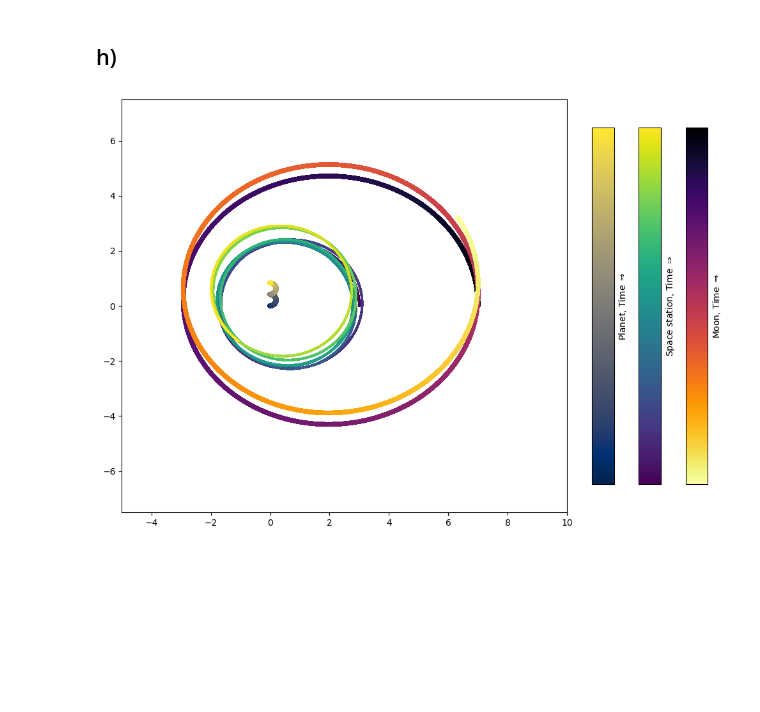
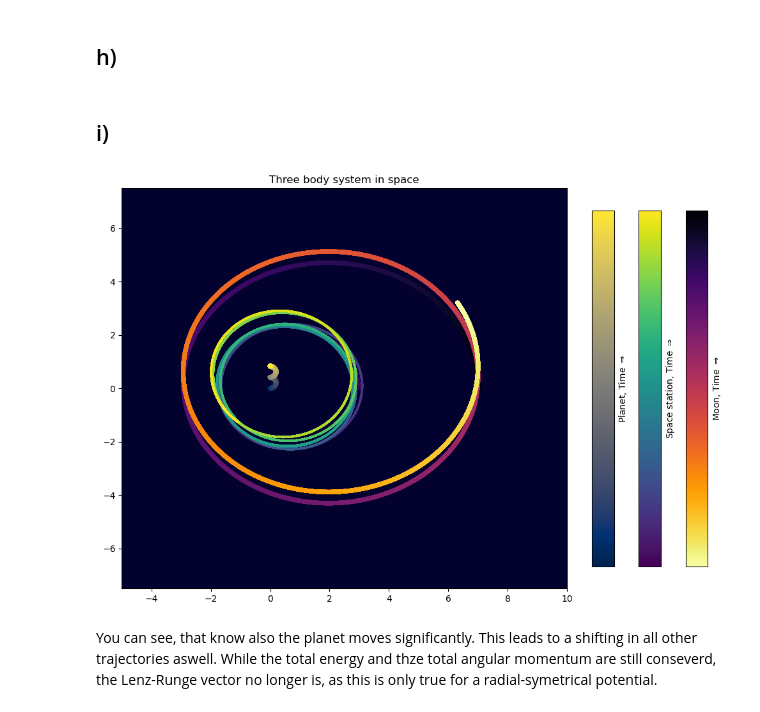
Before and after one commit to FSchierok/compPhys, a Jupyter notebook: Sheet03/A1.ipynb, the cells around one changed output. Saved outputs shown, nothing was run; the diff lists cells and outputs as text; code cells hidden in the pictures; blank space fills up the shorter version.

```diff
--- a/Sheet03/A1.ipynb
+++ b/Sheet03/A1.ipynb
@@ -9,6 +9,7 @@ import matplotlib
 import timeit
 
 matplotlib.rcParams["figure.figsize"] = (10, 10)
+matplotlib.rcParams["axes.facecolor"] = "xkcd:midnight" # For enhanced space feeling
 %matplotlib inline
 
 cmap = plt.get_cmap("viridis") # our default time scale
@@ -445,6 +450,8 @@ def moonWrap(t, y, m1=1, m2=1e-10, m3=0.02, G=1):
     r2_dot = p2 / m2
     r3_dot = p3 / m3
     return np.concatenate((r1_dot, r2_dot, r3_dot, p1_dot, p2_dot, p3_dot))
+# %% [markdown]
+## i)
 # %%
 # Setting up the initial conditions
 m_moon = 0.02
@@ -487,31 +494,36 @@ ax[0].set_xlim(-5, 10)
 ax[0].set_ylim(-7.5, 7.5)
 
 # Create a dummy image for each colorbar
 img_planet = plt.imshow(np.array([[-8, 8]]), cmap=cividis)
 img_rs = plt.imshow(np.array([[-8, 8]]), cmap=viridis)
 img_moon = plt.imshow(np.array([[-8, 8]]), cmap=inferno)
 #
 # Hide the dummy images
 img_planet.set_visible(False)
 img_rs.set_visible(False)
 img_moon.set_visible(False)
 
 # Set the aspect ratio of the axes that the colorbars are drawn in
 ax[1].set_aspect(1)
 ax[2].set_aspect(1)
 ax[3].set_aspect(1)
 
 # Create the colorbars in the remaining subplots
 cbar1 = fig.colorbar(img_planet, cax=ax[1])
 cbar1.set_label("Planet, Time $\Rightarrow$")
 cbar1.set_ticks([])
 cbar2 = fig.colorbar(img_rs, cax=ax[2])
 cbar2.set_label("Space station, Time $\Rightarrow$")
 cbar2.set_ticks([])
 cbar3 = fig.colorbar(img_moon, cax=ax[3])
 cbar3.set_label("Moon, Time $\Rightarrow$")
 cbar3.set_ticks([])
 
+ax[0].set_title("Three body system in space")
+
 plt.tight_layout()
 # %% [output]
-[figure, old version]
+[figure, new version]
+# %% [markdown]
+You can see, that know also the planet moves significantly. This leads to a shifting in all other trajectories aswell.
+While the total energy and thze total angular momentum are still conseverd, the Lenz-Runge vector no longer is, as this is only true for a radial-symetrical potential.
```
Also changed, not shown: parts of 13 cells of this notebook.
